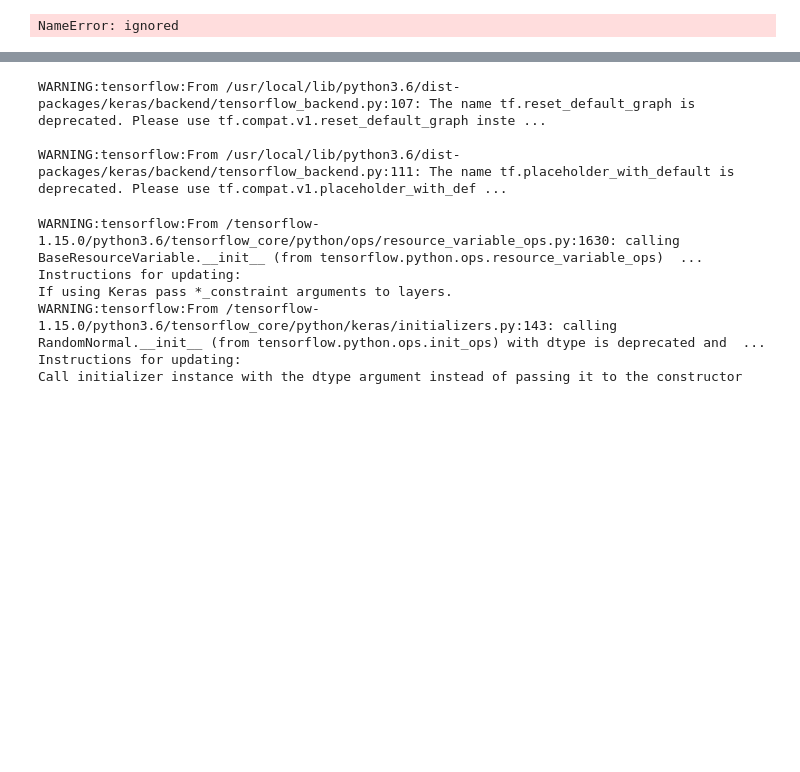
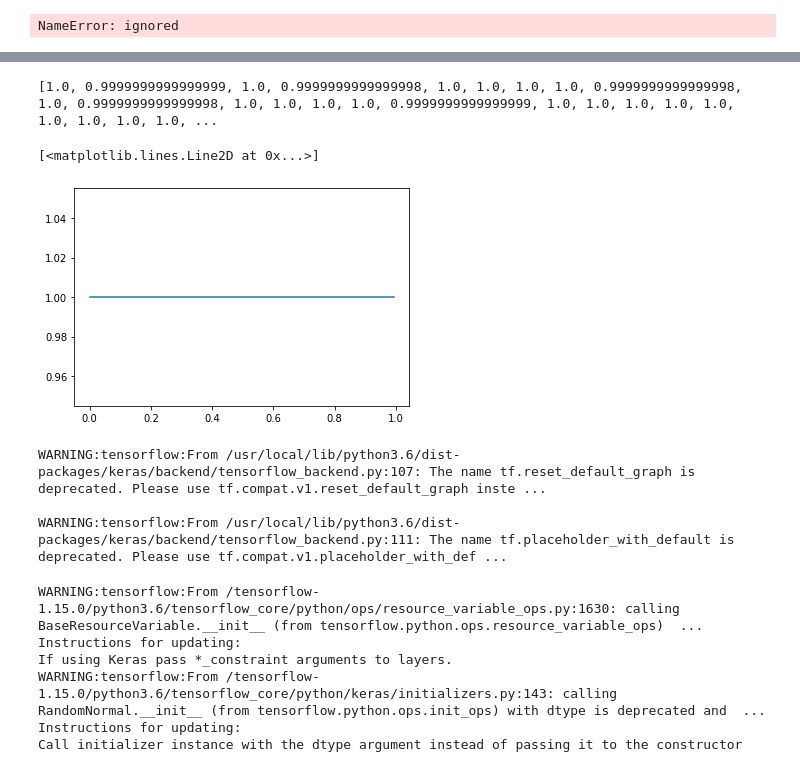
Before and after one commit to vasudev-sharma/DeepEEG-Forecast, a Jupyter notebook: Notebooks/experiment.ipynb, the cells around one changed output, grey strips where cells are left out. Saved outputs shown, nothing was run; the diff lists cells and outputs as text; code cells hidden in the pictures; blank space fills up the shorter version.

```diff
--- a/Notebooks/experiment.ipynb
+++ b/Notebooks/experiment.ipynb
@@ -688,0 +301,2 @@ test_scores.shape
+# %%
+predictions = predict(model, x_test, horizon = 160)
@@ -688,0 +351,18 @@ test_scores.shape
+# %%
+time =np.arange(0, 1, 1 / 160)
+# %%
+true_elec = x_test[:, :, 63]
+pred_elec = predictions[:, :, 63]
+# %%
+l = []
+for i in range(160):
+  l.append(compute_correlation(true_elec[:,i], pred_elec[:, i]))
+# %%
+print(l)
+# %% [output]
+[1.0, 0.9999999999999999, 1.0, 0.9999999999999998, 1.0, 1.0, 1.0, 1.0, 0.9999999999999998, 1.0, 0.9999999999999998, 1.0, 1.0, 1.0, 1.0, 0.9999999999999999, 1.0, 1.0, 1.0, 1.0, 1.0, 1.0, 1.0, 1.0, 1.0, ...
+# %%
+plt.plot(time, l)
+# %% [output]
+[<matplotlib.lines.Line2D at 0x...>]
+[figure, added]
```
Also changed, not shown: parts of 47 cells of this notebook.
